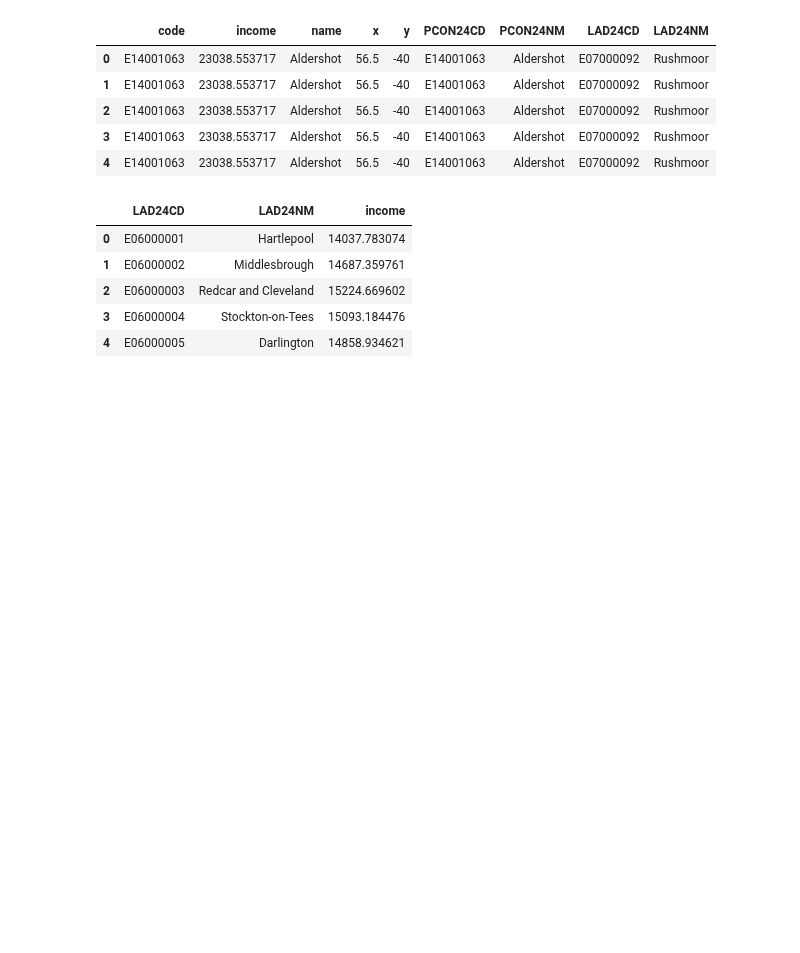
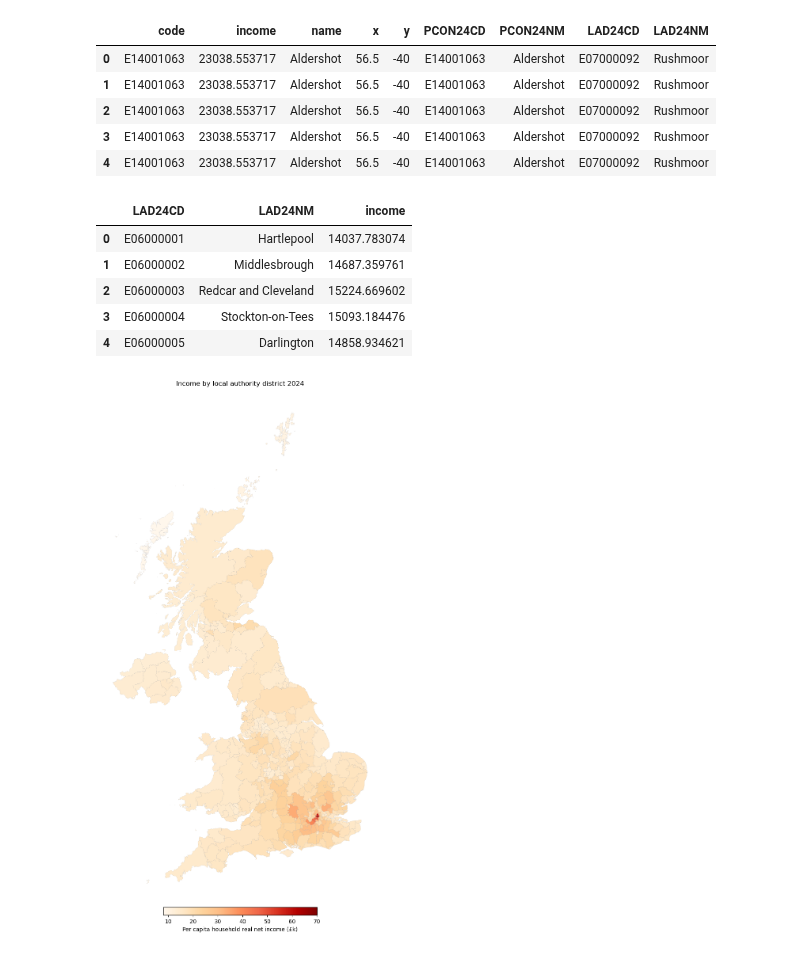
Before and after one commit to PolicyEngine/uk-local-area-calibration, a Jupyter notebook: local_ authority/constituencies_to_LA_mapping.ipynb, the cells around one changed output. Cells and saved outputs as stored; diff of their text form; code cells hidden in the pictures; blank space fills up the shorter version.

Commit message:
completing the map of local authorities

```diff
--- a/local_ authority/constituencies_to_LA_mapping.ipynb
+++ b/local_ authority/constituencies_to_LA_mapping.ipynb
@@ -201,3 +174,60 @@ lad_income.head()
 | 2 | E06000003 | Redcar and Cleveland | 15224.669602 |
 | 3 | E06000004 | Stockton-on-Tees | 15093.184476 |
 | 4 | E06000005 | Darlington | 14858.934621 |
+# %%
+import geopandas as gpd
+import matplotlib.pyplot as plt
+import zipfile
+import os
+
+# Path to the zip file
+zip_file_path = "Local_Authority_2024_Boundaries.zip"
+
+# Extract the zip file
+extracted_folder = "extracted_shapefile"
+with zipfile.ZipFile(zip_file_path, 'r') as zip_ref:
+    zip_ref.extractall(extracted_folder)
+
+# Find the .shp file in the extracted folder
+shapefile_path = None
+for root, dirs, files in os.walk(extracted_folder):
+    for file in files:
+        if file.endswith(".shp"):
+            shapefile_path = os.path.join(root, file)
+
+if shapefile_path:
+    # Load the shapefile
+    gdf = gpd.read_file(shapefile_path)
+
+    # Assume lad_income is already defined with actual data
+    # lad_income = pd.DataFrame(data)
+
+    lad_income_copy = lad_income.copy()  # Create a copy of the lad_income DataFrame
+    lad_income_copy['income'] = lad_income_copy['income'] / 1000  # Convert to thousands
+
+    # Merge GeoDataFrame with income data
+    merged_gdf = gdf.merge(lad_income_copy, on="LAD24CD", how="left")
+
+    # Plot the heatmap
+    fig, ax = plt.subplots(1, 1, figsize=(10, 20))
+    merged_gdf.plot(
+        column="income",
+        cmap="OrRd",
+        linewidth=0.08,
+        ax=ax,
+        edgecolor="0.5",
+        legend=True,
+        legend_kwds={
+            'orientation': 'horizontal',  # Set legend orientation to horizontal
+            'shrink': 0.5,                # Adjust size of the legend
+            'pad': 0.0,                   # Add space between the legend and map
+            'label': 'Per capita household real net income (£k)'  # Add a label for the legend
+        }
+    )
+    ax.axis('off')  # Remove axes
+    plt.title("Income by local authority district 2024")
+    plt.show()
+else:
+    print("No shapefile (.shp) found in the ZIP archive.")
+# %% [output]
+[figure, added]
```
Also changed, not shown: parts of 2 cells of this notebook, 7 other files.
